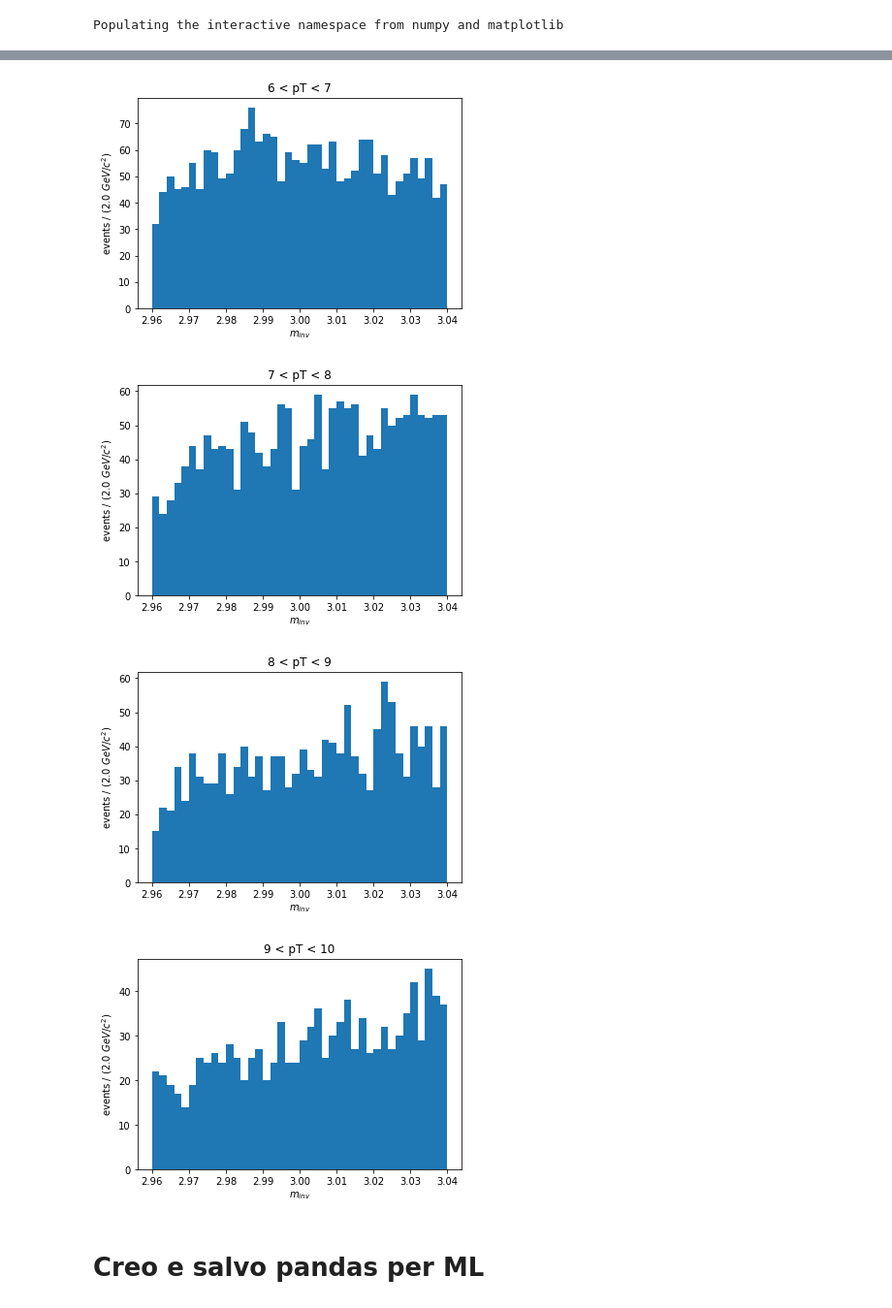
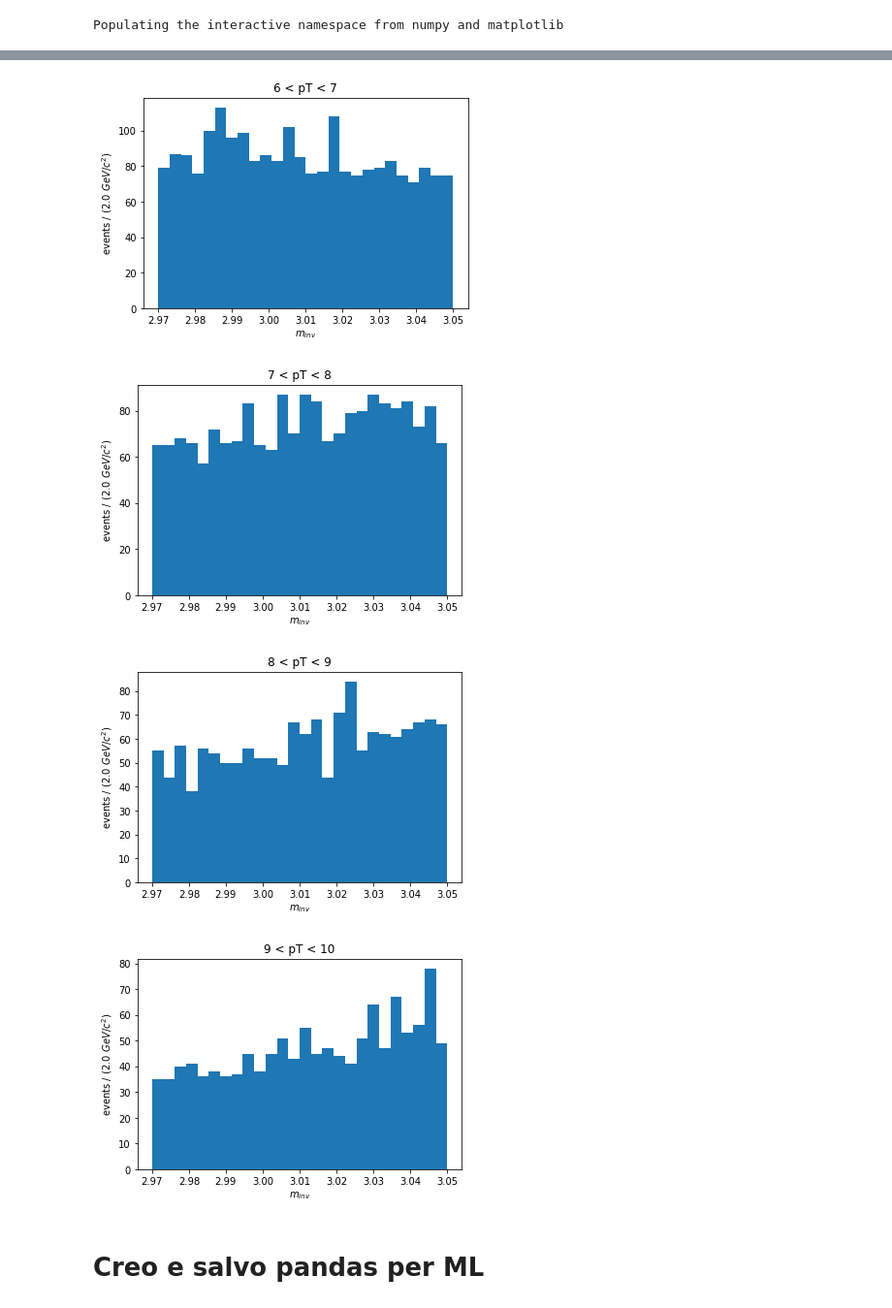
Before and after one commit to pfecchio/HypertritonML, a Jupyter notebook: Hypertriton2Body/Optimization/Uproot_Conversion.ipynb, the cells around one changed output, grey strips where cells are left out. Shown at 97% size. Saved outputs shown, nothing was run; the diff lists cells and outputs as text; code cells hidden in the pictures.

Commit message:
uproot conversion updated

```diff
--- a/Hypertriton2Body/Optimization/Uproot_Conversion.ipynb
+++ b/Hypertriton2Body/Optimization/Uproot_Conversion.ipynb
@@ -11,0 +14,2 @@ df_MC = uproot.open('HyperTree_MC_Signal.root')['HyperTree_MC_Signal'].pandas.df
+# %%
+df_data = uproot.open('~/data/hyper2body_data/HyperTree_Data.root')['HyperTree_Data'].pandas.df()
@@ -14,3 +36 @@ df_MC
-# %%
-df_data = uproot.open('HyperTree_Data.root')['HyperTree_Data'].pandas.df()
 # %% [markdown]
@@ -18,4 +38,2 @@ df_data = uproot.open('HyperTree_Data.root')['HyperTree_Data'].pandas.df()
 # %%
 df_data=df_data.astype('float')
-# %%
-hyper_df=df_data.query('NpidClustersHe3>100 and ProngsDCA<0.7 and He3ProngPt>1.8 and 2.991*DistOverP<28 and V0CosPA>0.995')
@@ -44,2 +39,0 @@ hyper_df
-# %%
-n,bins,_=plt.hist(hyper_df['InvMass'],bins=40,range=[2.96,3.04],histtype='barstacked');
@@ -58,8 +40,8 @@ plt.plot(bin_centers,n,'r.')
 # %%
 for i in range(10):
     plt.figure();
-    hyper_df_pt=df_data.query('V0pt>=@i and V0pt<@i+1 and Centrality>10.0 and Centrality<=40.0 ')
-    n,bins,_=plt.hist(hyper_df_pt['InvMass'],bins=40,range=[2.96,3.04],histtype='barstacked')
+    hyper_df=df_data.query('V0pt>=@i and V0pt<@i+1 and Centrality>10.0 and Centrality<=40.0 ')
+    n,bins,_=plt.hist(hyper_df['InvMass'],bins=26,range=[2.97,3.05],histtype='barstacked')
     title('{} < pT < {}'.format(i,i+1))
     xlabel('$m_{inv}$')
     ylabel('events / $(2.0\ GeV/\it{c}^2)$')
@@ -73,7 +55,7 @@ for i in range(10):
-[figure, old version]
+[figure, new version]
-[figure, old version]
+[figure, new version]
-[figure, old version]
+[figure, new version]
-[figure, old version]
+[figure, new version]
 # %% [markdown]
 # Creo e salvo pandas per ML
 # %%
```
Also changed, not shown: parts of 16 cells of this notebook.
